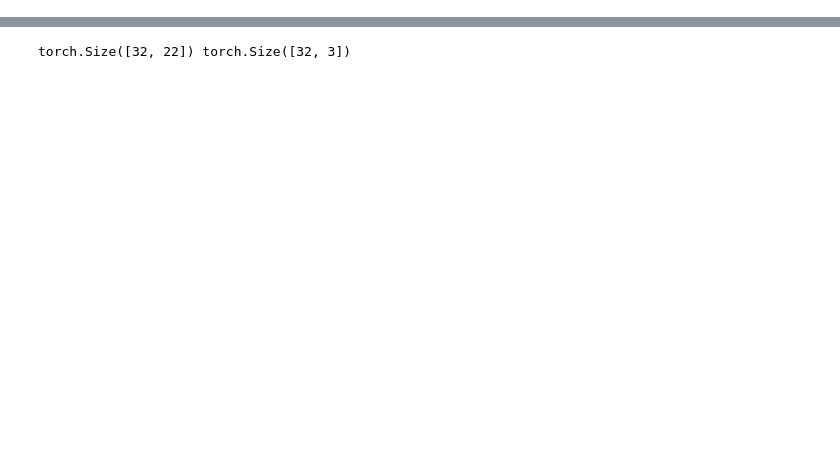
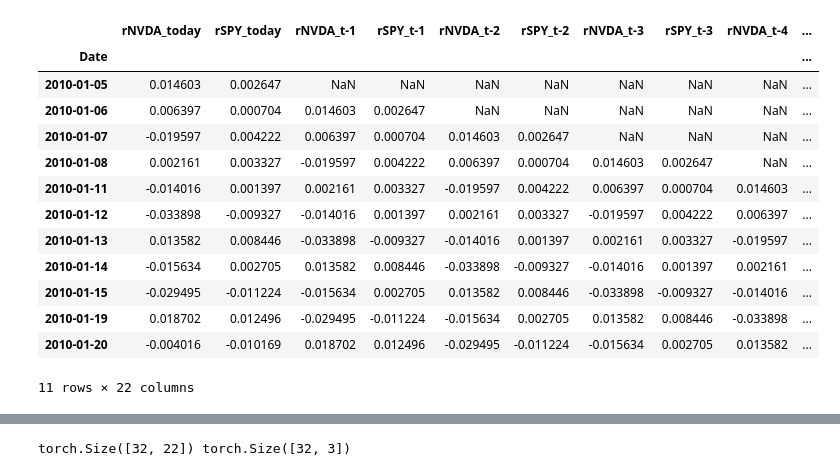
Before and after one commit to Lukirby/Stress-Testing-a-Markowitz-Portfolio, a Jupyter notebook: fidanza2.ipynb, the cells around one changed output, grey strips where cells are left out. Saved outputs shown, nothing was run; the diff lists cells and outputs as text; code cells hidden in the pictures; blank space fills up the shorter version.

```diff
--- a/fidanza2.ipynb
+++ b/fidanza2.ipynb
@@ -25,0 +57,10 @@ train_df
+# %%
+df = yf.download(["SPY","NVDA"], start="2010-01-01", end="2025-05-17")
+spy = df.xs('SPY', axis=1, level=1)
+nvda = df.xs('NVDA', axis=1, level=1)
+
+prices = df["Close"]
+returns = (prices / prices.shift(1)) - 1
+returns = returns.dropna()
+SPY_r = returns['SPY']
+NVDA_r = returns['NVDA']
@@ -25,0 +113,27 @@ train_df
+# %%
+rNVDA_series = returns['NVDA']
+rSPY_series = returns['SPY']
+df = pd.DataFrame()
+df['rNVDA_today'] = rNVDA_series
+df['rSPY_today'] = rSPY_series
+
+for i in range(1, 11):
+    df[f'rNVDA_t-{i}'] = rNVDA_series.shift(i)
+    df[f'rSPY_t-{i}'] = rSPY_series.shift(i)
+
+df.head(11)
+# %% [output]
+|  | rNVDA_today | rSPY_today | rNVDA_t-1 | rSPY_t-1 | rNVDA_t-2 | rSPY_t-2 | rNVDA_t-3 | rSPY_t-3 | rNVDA_t-4 | ... |
+| Date |  |  |  |  |  |  |  |  |  | ... |
+| 2010-01-05 | 0.014603 | 0.002647 | NaN | NaN | NaN | NaN | NaN | NaN | NaN | ... |
+| 2010-01-06 | 0.006397 | 0.000704 | 0.014603 | 0.002647 | NaN | NaN | NaN | NaN | NaN | ... |
+| 2010-01-07 | -0.019597 | 0.004222 | 0.006397 | 0.000704 | 0.014603 | 0.002647 | NaN | NaN | NaN | ... |
+| 2010-01-08 | 0.002161 | 0.003327 | -0.019597 | 0.004222 | 0.006397 | 0.000704 | 0.014603 | 0.002647 | NaN | ... |
+| 2010-01-11 | -0.014016 | 0.001397 | 0.002161 | 0.003327 | -0.019597 | 0.004222 | 0.006397 | 0.000704 | 0.014603 | ... |
+| 2010-01-12 | -0.033898 | -0.009327 | -0.014016 | 0.001397 | 0.002161 | 0.003327 | -0.019597 | 0.004222 | 0.006397 | ... |
+| 2010-01-13 | 0.013582 | 0.008446 | -0.033898 | -0.009327 | -0.014016 | 0.001397 | 0.002161 | 0.003327 | -0.019597 | ... |
+| 2010-01-14 | -0.015634 | 0.002705 | 0.013582 | 0.008446 | -0.033898 | -0.009327 | -0.014016 | 0.001397 | 0.002161 | ... |
+| 2010-01-15 | -0.029495 | -0.011224 | -0.015634 | 0.002705 | 0.013582 | 0.008446 | -0.033898 | -0.009327 | -0.014016 | ... |
+| 2010-01-19 | 0.018702 | 0.012496 | -0.029495 | -0.011224 | -0.015634 | 0.002705 | 0.013582 | 0.008446 | -0.033898 | ... |
+| 2010-01-20 | -0.004016 | -0.010169 | 0.018702 | 0.012496 | -0.029495 | -0.011224 | -0.015634 | 0.002705 | 0.013582 | ... |
+11 rows × 22 columns
```
Also changed, not shown: parts of 29 cells of this notebook, 1 other file.
